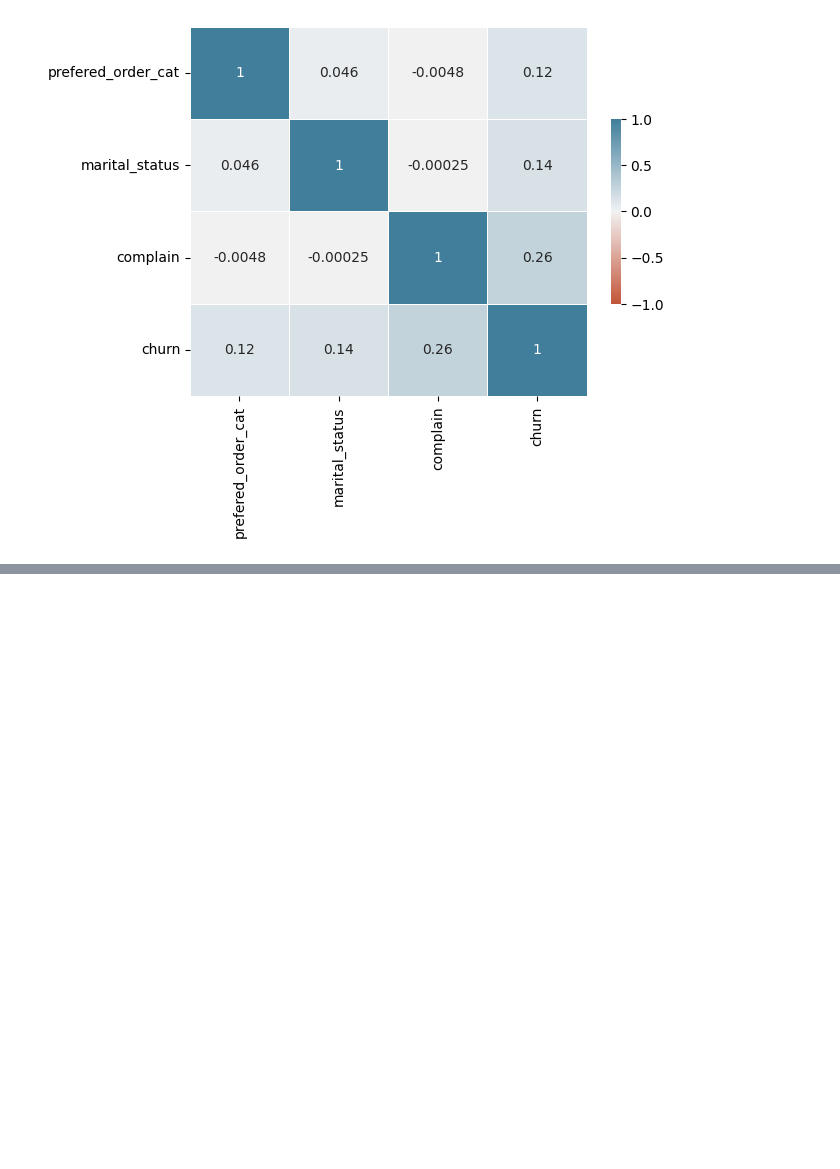
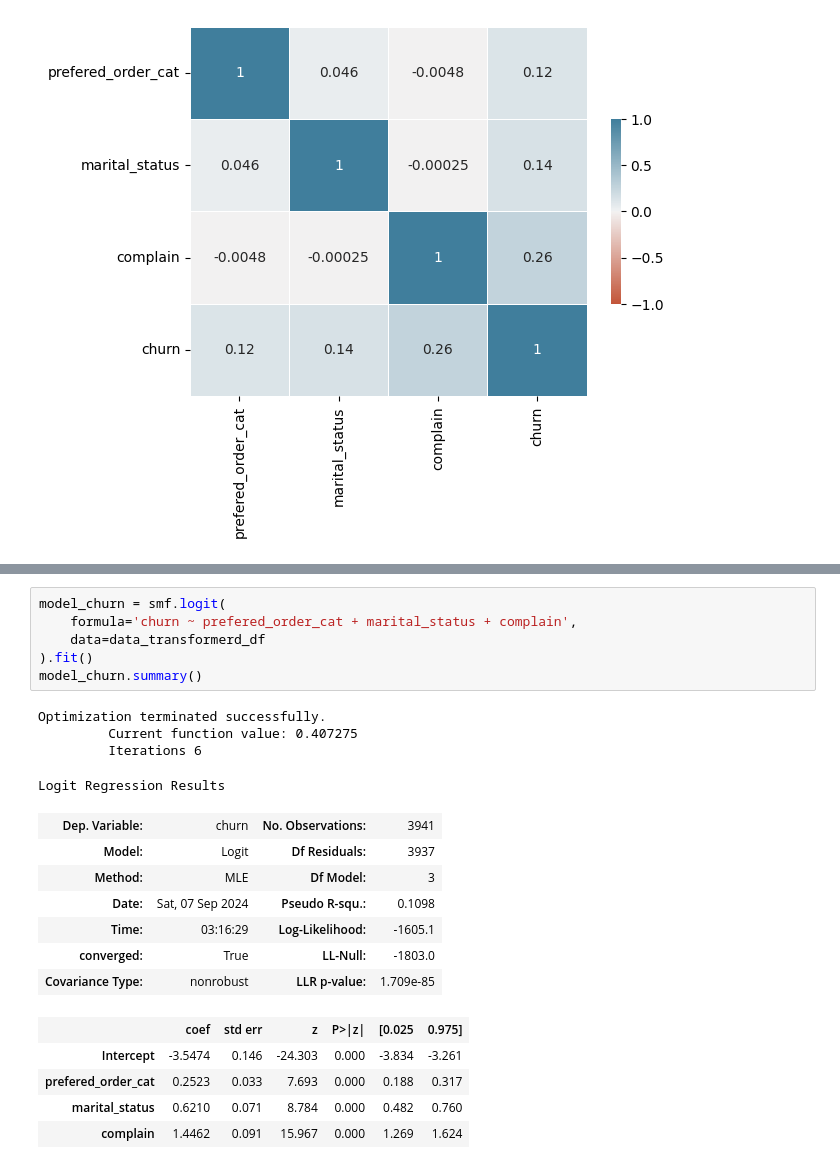
Before and after one commit to cesarmayta/BOOTCAMP_DSG1, a Jupyter notebook: trabajo_final_modulo4/TRABAJO_FINAL_MODULO_4_CESARMAYTA.ipynb, the cells around one changed output, grey strips where cells are left out. Drawn from its saved outputs; the diff is of its cells as text; blank space fills up the shorter version.

```diff
--- a/trabajo_final_modulo4/TRABAJO_FINAL_MODULO_4_CESARMAYTA.ipynb
+++ b/trabajo_final_modulo4/TRABAJO_FINAL_MODULO_4_CESARMAYTA.ipynb
@@ -373,0 +394,23 @@ sns.heatmap(
+# %%
+model_churn = smf.logit(
+    formula='churn ~ prefered_order_cat + marital_status + complain',
+    data=data_transformerd_df
+).fit()
+model_churn.summary()
+# %% [output]
+Optimization terminated successfully.
+         Current function value: 0.407275
+         Iterations 6
+Logit Regression Results
+| Dep. Variable: | churn | No. Observations: | 3941 |
+| Model: | Logit | Df Residuals: | 3937 |
+| Method: | MLE | Df Model: | 3 |
+| Date: | Sat, 07 Sep 2024 | Pseudo R-squ.: | 0.1098 |
+| Time: | 03:16:29 | Log-Likelihood: | -1605.1 |
+| converged: | True | LL-Null: | -1803.0 |
+| Covariance Type: | nonrobust | LLR p-value: | 1.709e-85 |
+|  | coef | std err | z | P>|z| | [0.025 | 0.975] |
+| Intercept | -3.5474 | 0.146 | -24.303 | 0.000 | -3.834 | -3.261 |
+| prefered_order_cat | 0.2523 | 0.033 | 7.693 | 0.000 | 0.188 | 0.317 |
+| marital_status | 0.6210 | 0.071 | 8.784 | 0.000 | 0.482 | 0.760 |
+| complain | 1.4462 | 0.091 | 15.967 | 0.000 | 1.269 | 1.624 |
```
Also changed, not shown: parts of 8 cells of this notebook.
